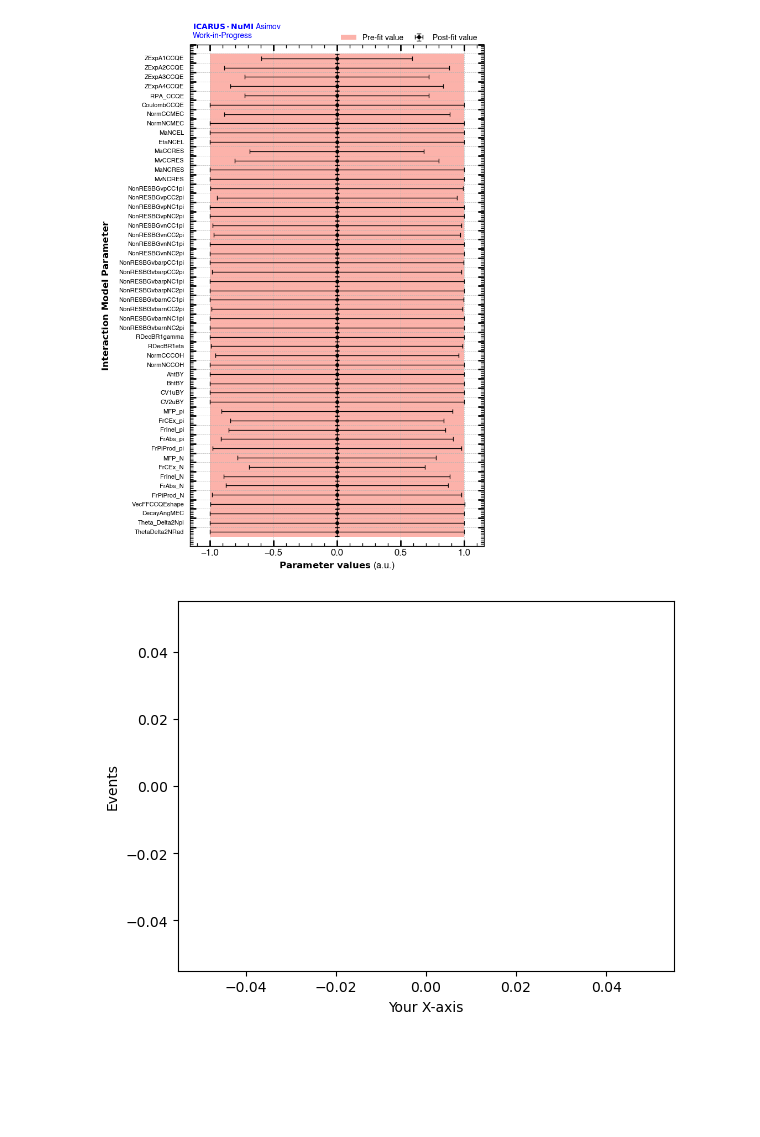
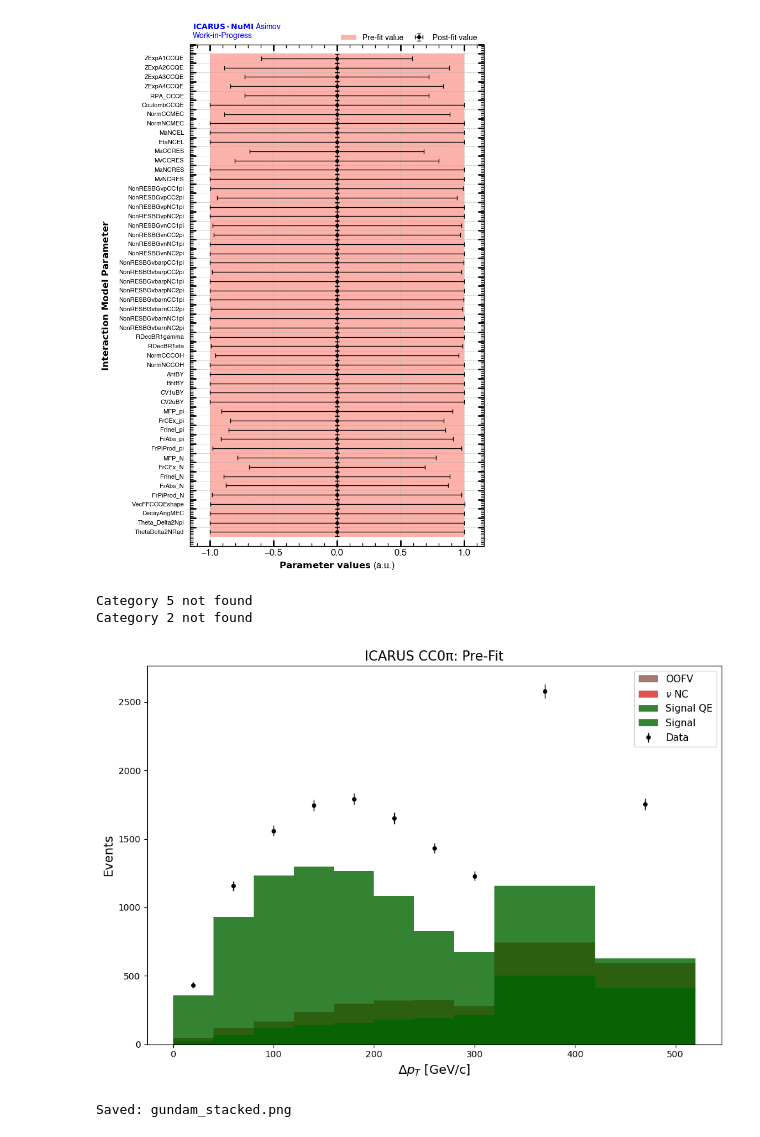
Before and after one commit to rvizarreta/gundam-icarus, a Jupyter notebook: Notebooks/Asimov_Studies.ipynb, the cells around one changed output. Cells and saved outputs as stored; diff of their text form; code cells hidden in the pictures; blank space fills up the shorter version.

```diff
--- a/Notebooks/Asimov_Studies.ipynb
+++ b/Notebooks/Asimov_Studies.ipynb
@@ -170,24 +170,76 @@ Number of parameters: 52
 Plot saved to: Plots/Asimov_fit_constraints_dalphaT.png
 [figure]
 # %%
-#import uproot
+import uproot
 import matplotlib.pyplot as plt
-import mplhep as hep  # Optional, for better HEP plots
+import mplhep as hep
 
-# Open the ROOT file
 file = uproot.open('/Users/rvizarreta/Library/CloudStorage/GoogleDrive-rvizarreta14@gmail.com/My Drive/🏛 PhD Repository/🚀 Research/🤖 Experiments&Projects/ICARUS/ICARUS_CC0pi_GUNDAM/data/Asimov/asimov_dpT.root')
 
-# List what's inside
-#print(file.keys())
+# Your category colors from TOML
+category_colors = {
+    0: 'darkgreen',      # Signal
+    1: 'darkgreen',      # Signal QE
+    2: 'C1',             # Other CC
+    3: 'C3',             # ν NC
+    4: 'C5',             # OOFV
+    5: 'C4',             # Cosmic
+}
 
-# Get a histogram (replace with actual name)
-hist = file["FitterEngine/preFit/plots/histograms/signal_DeltaPT/reco_dpT/Data_TH1D"]
+category_labels = {
+    0: 'Signal',
+    1: 'Signal QE',
+    2: 'Other CC',
+    3: r'$\nu$ NC',
+    4: 'OOFV',
+    5: 'Cosmic',
+}
 
-# Plot it
-fig, ax = plt.subplots()
-hep.histplot(hist, ax=ax)  # Or use hist.to_numpy() for manual plotting
-plt.xlabel("Your X-axis")
-plt.ylabel("Events")
+# Plot stacked MC with categories
+fig, ax = plt.subplots(figsize=(10, 7))
+
+# Stack MC categories (reverse order so signal on top)
+for cat in [5, 4, 3, 2, 1, 0]:  # Backgrounds first, signal last
+    try:
+        path = f"FitterEngine/preFit/plots/histograms/signal_dpT/reco_dpT/category/{cat}/MC_TH1D"
+        hist = file[path]
+        hep.histplot(
+            hist,
+            ax=ax,
+            label=category_labels.get(cat, f'Cat {cat}'),
+            color=category_colors.get(cat, 'gray'),
+            stack=True,
+            histtype='fill',
+            alpha=0.8
+        )
+    except KeyError:
+        print(f"Category {cat} not found")
+
+# Overlay data
+try:
+    data_hist = file["FitterEngine/preFit/plots/histograms/signal_dpT/reco_dpT/Data_TH1D"]
+    hep.histplot(
+        data_hist,
+        ax=ax,
+        label='Data',
+        color='black',
+        histtype='errorbar',
+        markersize=8
+    )
+except KeyError:
+    print("Data not found")
+
+ax.set_xlabel(r'$\Delta p_T$ [GeV/c]', fontsize=14)
+ax.set_ylabel('Events', fontsize=14)
+ax.legend(loc='best', fontsize=11)
+ax.set_title('ICARUS CC0π: Pre-Fit', fontsize=15)
+plt.tight_layout()
+plt.savefig('gundam_stacked.png', dpi=150, bbox_inches='tight')
 plt.show()
+
+print("Saved: gundam_stacked.png")
 # %% [output]
+Category 5 not found
+Category 2 not found
-[figure, old version]
+[figure, new version]
+Saved: gundam_stacked.png
```
Also changed, not shown: parts of 1 cell of this notebook, 2 other files.
